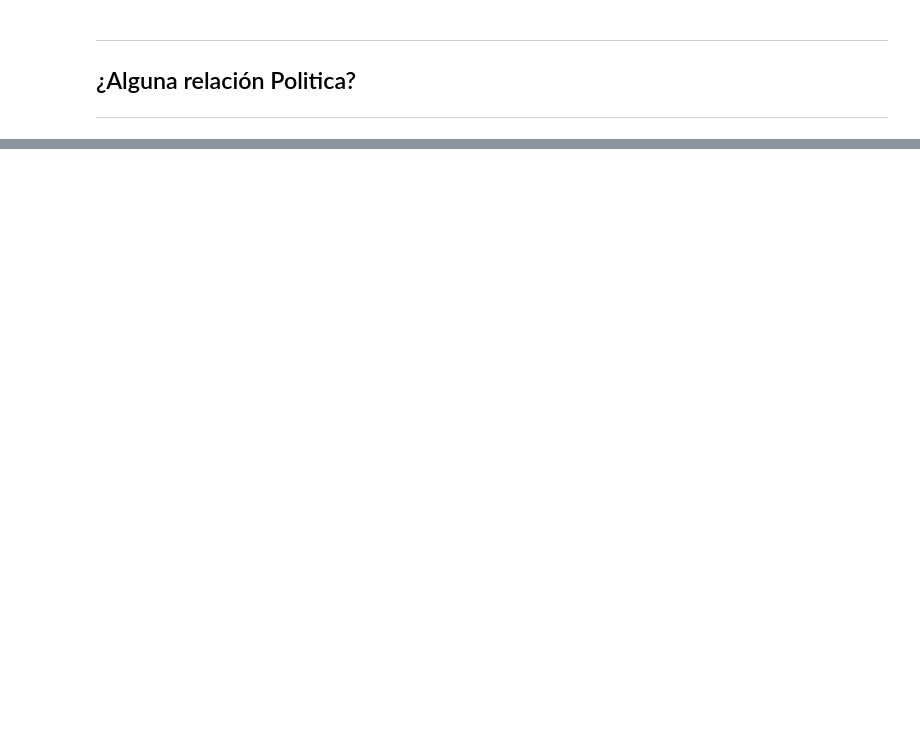
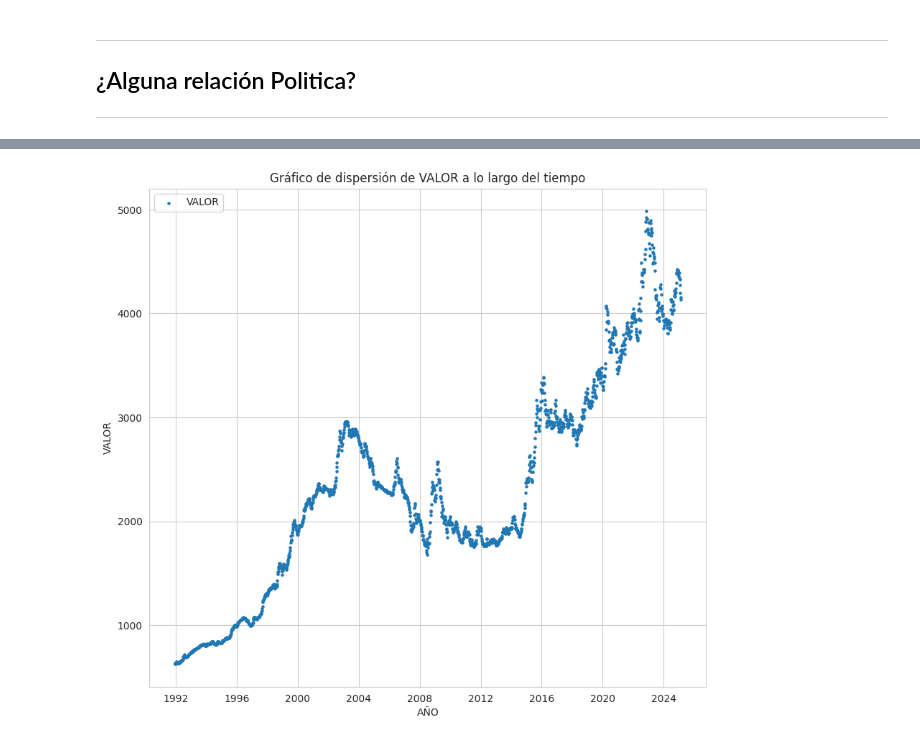
Before and after one commit to sergiolaverde0/fp_sub_IA, a Jupyter notebook: Trabajo_final_JARR_JAJE_SAL.ipynb, the cells around one changed output, grey strips where cells are left out. Drawn from its saved outputs; the diff is of its cells as text; code cells hidden in the pictures; blank space fills up the shorter version.

```diff
--- a/Trabajo_final_JARR_JAJE_SAL.ipynb
+++ b/Trabajo_final_JARR_JAJE_SAL.ipynb
@@ -268,0 +335,7 @@ plt.show()
+# %%
+data_d = data.resample('D').agg({
+    "VIGENCIADESDE": "first",
+    "VIGENCIAHASTA":"last",
+    "VALOR": "max"
+})
+data_d
@@ -268,0 +374,6 @@ plt.show()
+# %%
+# Crear la columna 'diff' si no existe
+
+# Iterar sobre las filas del DataFrame (empezando desde la segunda fila)
+for i in range(1, len(data)):
+    data.loc[i, 'diff'] = data.loc[i, 'VALOR'] - data.loc[i - 1, 'VALOR']
@@ -268,0 +382,5 @@ plt.show()
+# %%
+data_d = data.resample('D').agg({
+    "VALOR": "mean"
+})
+data_d.head(15)
@@ -268,0 +404,33 @@ plt.show()
+# %%
+#Configuración del tamaño de la figura
+plt.figure(figsize=(10, 9))
+
+# Parámetros iniciales para el tamaño y la transparencia de los puntos
+lw = 5  # Tamaño inicial de los puntos
+alpha = 1  # Transparencia inicial (totalmente opaco)
+
+# Iterar sobre las columnas del DataFrame
+for column in data_d.columns:
+    # Solo graficar si la columna es "VALOR"
+    if column == "VALOR":
+        plt.scatter(
+            data_d.index,  # Eje X: Fechas (índice del DataFrame)
+            data_d[column],  # Eje Y: Valores de la columna "VALOR"
+            label=column,  # Etiqueta para la leyenda
+            s=lw,  # Tamaño de los puntos
+            alpha=alpha  # Transparencia de los puntos
+        )
+        # Reducir el tamaño y la transparencia para el siguiente punto (si hubiera más columnas)
+        lw -= 0.6
+        alpha -= 0.3
+
+# Añadir leyenda, etiquetas y título
+plt.legend()
+plt.xlabel('AÑO')
+plt.ylabel('VALOR')
+plt.title('Gráfico de dispersión de VALOR a lo largo del tiempo')
+
+# Mostrar el gráfico
+plt.show()
+# %% [output]
+[figure, added]
```
Also changed, not shown: parts of 14 cells of this notebook, 1 other file.
